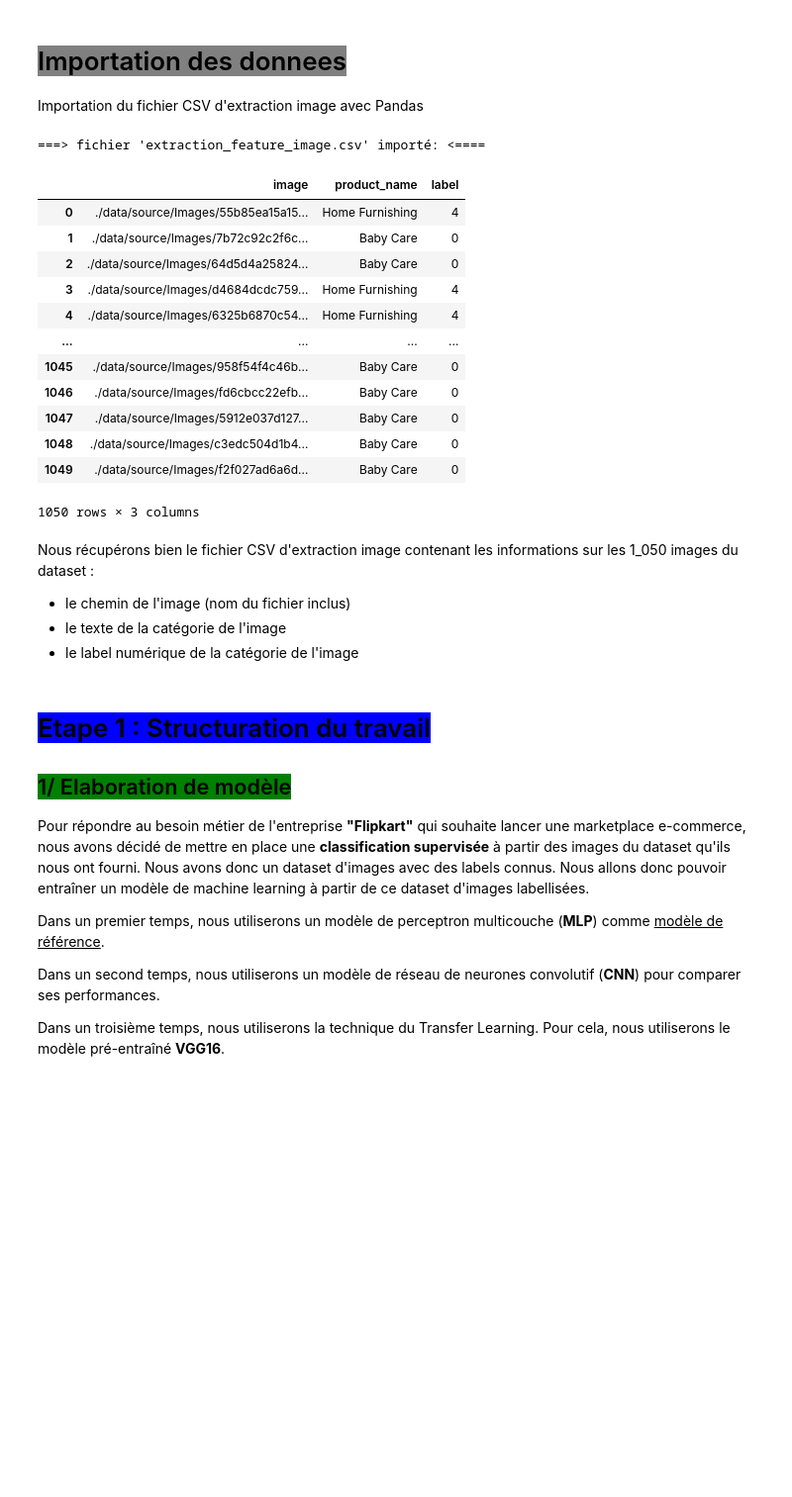
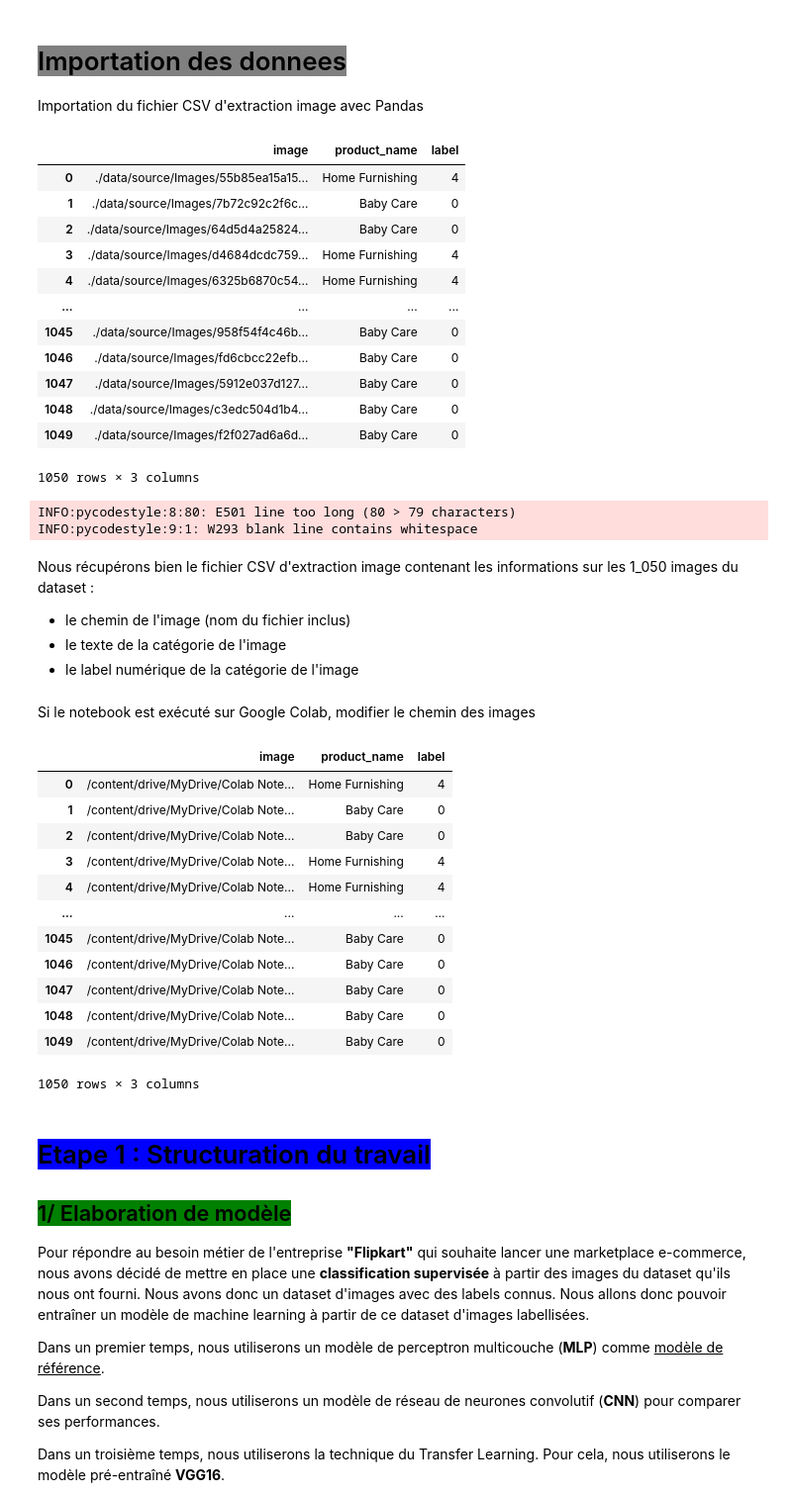
Before and after one commit to pierrickBERTHE/PB6-Classification_automatique_de_produits, a Jupyter notebook: berthe_pierrick_3_notebook_classification_122023.ipynb, the cells around one changed output. Shown: that part at 99% size. Drawn from its saved outputs; the diff is of its cells as text; code cells hidden in the pictures; blank space fills up the shorter version.

```diff
--- a/berthe_pierrick_3_notebook_classification_122023.ipynb
+++ b/berthe_pierrick_3_notebook_classification_122023.ipynb
@@ -668,13 +667,21 @@ def surligne_meilleur(s):
 
 Importation du fichier CSV d'extraction image avec Pandas
 # %%
-# Definir le chemin d'import des fichiers
-dossier_import = "./data/cleaned/"
+# Vérifier si le code est exécuté dans Google Colab
+is_google_colab = 'COLAB_GPU' in os.environ
+print("Execution in Google Colab : ", is_google_colab, "\n")
+
+# Definir le chemin d'import des fichiers sur Google Colab ou PC local
+if is_google_colab:
+    dossier_import = "/content/drive/MyDrive/Colab Notebooks/data/cleaned"
+    dossier_image = "/content/drive/MyDrive/Colab Notebooks/data/source/Images/"
+
+else:
+    dossier_import = "./data/cleaned/"
+
+# Nom et chemin du fichier
 nom_fichier = "extraction_feature_image.csv"
 chemin_fichier_import = os.path.join(dossier_import, nom_fichier)
-
-# Obtenir une liste de tous les fichiers dans le repertoire
-fichiers = os.listdir(dossier_import)
 
 # Initialiser un dictionnaire vide et display de la liste des fichiers importe
 df_image = pd.read_csv(chemin_fichier_import, sep="\t", encoding="utf-8")
@@ -683,25 +690,57 @@ print(f"===> fichier '{nom_fichier}' importé: <====\n")
 # Aperçu du dataframe
 display(df_image)
 # %% [output]
+|  | image | product_name | label |
+| 0 | ./data/source/Images/55b85ea15a15... | Home Furnishing | 4 |
+| 1 | ./data/source/Images/7b72c92c2f6c... | Baby Care | 0 |
+| 2 | ./data/source/Images/64d5d4a25824... | Baby Care | 0 |
+| 3 | ./data/source/Images/d4684dcdc759... | Home Furnishing | 4 |
+| 4 | ./data/source/Images/6325b6870c54... | Home Furnishing | 4 |
+| ... | ... | ... | ... |
+| 1045 | ./data/source/Images/958f54f4c46b... | Baby Care | 0 |
+| 1046 | ./data/source/Images/fd6cbcc22efb... | Baby Care | 0 |
+| 1047 | ./data/source/Images/5912e037d127... | Baby Care | 0 |
+| 1048 | ./data/source/Images/c3edc504d1b4... | Baby Care | 0 |
+| 1049 | ./data/source/Images/f2f027ad6a6d... | Baby Care | 0 |
-===> fichier 'extraction_feature_image.csv' importé: <====
+1050 rows × 3 columns
-|  | image | product_name | label |
-| 0 | ./data/source/Images/55b85ea15a15... | Home Furnishing | 4 |
-| 1 | ./data/source/Images/7b72c92c2f6c... | Baby Care | 0 |
-| 2 | ./data/source/Images/64d5d4a25824... | Baby Care | 0 |
-| 3 | ./data/source/Images/d4684dcdc759... | Home Furnishing | 4 |
-| 4 | ./data/source/Images/6325b6870c54... | Home Furnishing | 4 |
-| ... | ... | ... | ... |
-| 1045 | ./data/source/Images/958f54f4c46b... | Baby Care | 0 |
-| 1046 | ./data/source/Images/fd6cbcc22efb... | Baby Care | 0 |
-| 1047 | ./data/source/Images/5912e037d127... | Baby Care | 0 |
-| 1048 | ./data/source/Images/c3edc504d1b4... | Baby Care | 0 |
-| 1049 | ./data/source/Images/f2f027ad6a6d... | Baby Care | 0 |
-1050 rows × 3 columns
+INFO:pycodestyle:8:80: E501 line too long (80 > 79 characters)
+INFO:pycodestyle:9:1: W293 blank line contains whitespace
 # %% [markdown]
 Nous récupérons bien le fichier CSV d'extraction image contenant les informations sur les 1_050 images du dataset :
 - le chemin de l'image (nom du fichier inclus)
 - le texte de la catégorie de l'image
 - le label numérique de la catégorie de l'image
+# %% [markdown]
+Si le notebook est exécuté sur Google Colab, modifier le chemin des images
+# %%
+if is_google_colab:
+
+    # Remplacer le chemin d'accès dans la colonne 'image'
+    df_image['image'] = df_image['image'].str.replace(
+        r'^./data/source/Images/',
+        '/content/drive/MyDrive/Colab Notebooks/data/source/Images/',
+        regex=True
+    )
+
+    # Aperçu du dataframe
+    display(df_image)
+
+else:
+    pass
+# %% [output]
+|  | image | product_name | label |
+| 0 | /content/drive/MyDrive/Colab Note... | Home Furnishing | 4 |
+| 1 | /content/drive/MyDrive/Colab Note... | Baby Care | 0 |
+| 2 | /content/drive/MyDrive/Colab Note... | Baby Care | 0 |
+| 3 | /content/drive/MyDrive/Colab Note... | Home Furnishing | 4 |
+| 4 | /content/drive/MyDrive/Colab Note... | Home Furnishing | 4 |
+| ... | ... | ... | ... |
+| 1045 | /content/drive/MyDrive/Colab Note... | Baby Care | 0 |
+| 1046 | /content/drive/MyDrive/Colab Note... | Baby Care | 0 |
+| 1047 | /content/drive/MyDrive/Colab Note... | Baby Care | 0 |
+| 1048 | /content/drive/MyDrive/Colab Note... | Baby Care | 0 |
+| 1049 | /content/drive/MyDrive/Colab Note... | Baby Care | 0 |
+1050 rows × 3 columns
 # %% [markdown]
 # <span style='background:blue'>Etape 1 : Structuration du travail</span>
 
```
Also changed, not shown: parts of 23 cells of this notebook.
